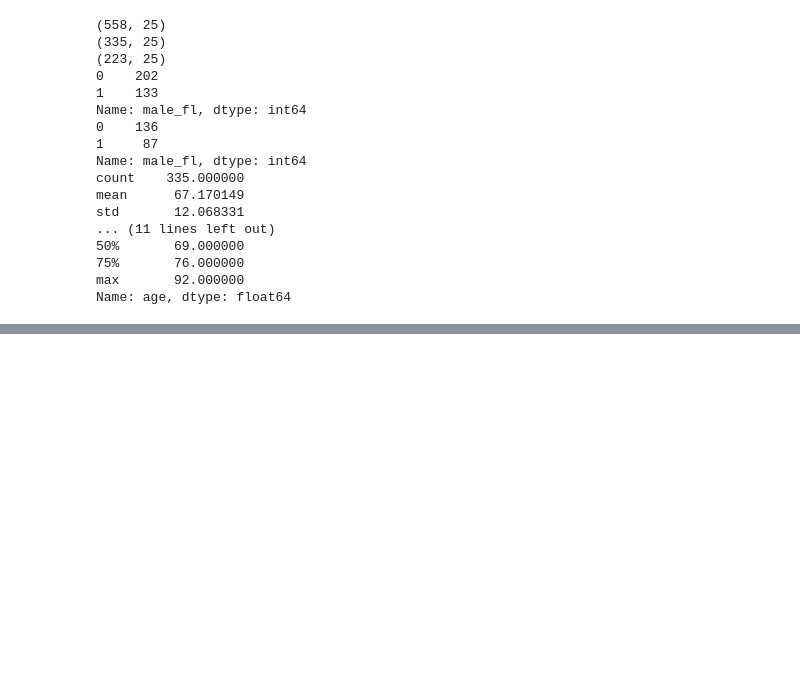
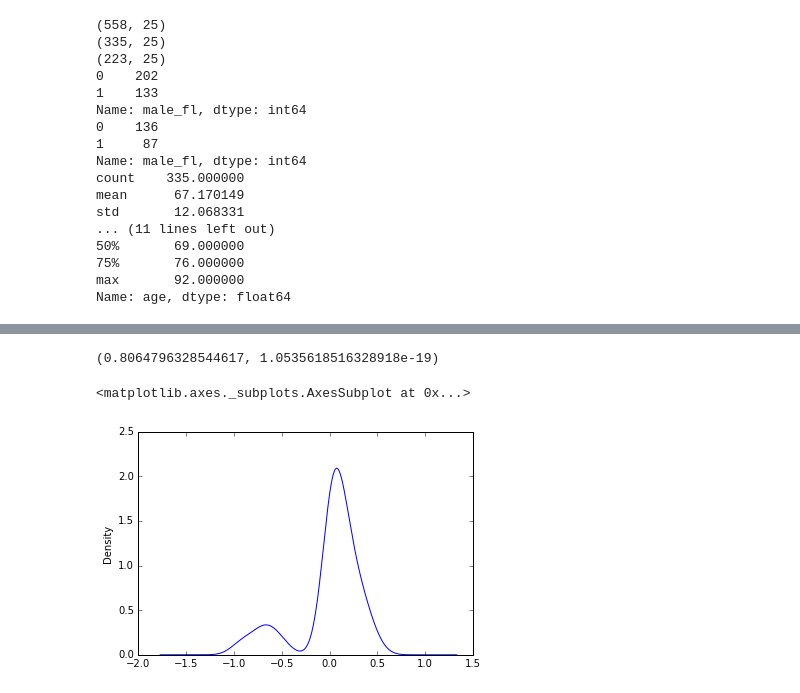
Before and after one commit to panders225/python_scripts, a Jupyter notebook: freestyle_eda/pyprogs/biostatistics_EDA.ipynb, the cells around one changed output, grey strips where cells are left out. Saved outputs shown, nothing was run; the diff lists cells and outputs as text; code cells hidden in the pictures; blank space fills up the shorter version.

Commit message:
finished a more explanatory regression model

```diff
--- a/freestyle_eda/pyprogs/biostatistics_EDA.ipynb
+++ b/freestyle_eda/pyprogs/biostatistics_EDA.ipynb
@@ -243,8 +248,12 @@ stress['male_fl'] = np.where(stress['gender']=='male', 1, 0)
 # check
 print pd.crosstab(stress['male_fl'], stress['gender'])
 
+# recode any.event so that an event=1 and non-event=0
+stress['response'] = np.where(stress['any.event']==0, 1, 0)
+print pd.crosstab(stress['any.event'], stress['response'])
+
 # Drop what we don't need
-stress.drop(['Unnamed: 0', 'gender', 'newMI', 'newPTCA', 'newCABG', 'death', 'hxofCig', 'ecg'], axis=1, inplace=True)
+stress.drop(['Unnamed: 0', 'gender', 'newMI', 'newPTCA', 'newCABG', 'death', 'hxofCig', 'ecg', 'any.event'], axis=1, inplace=True)
 
 #stress.drop('colname', axis=1, inplace=True)
 #stress_b = stress.drop(['Unnamed: 0', 'newMI', 'newPTCA', 'newCABG', 'death', 'any.event'], 1)
@@ -299,0 +313,7 @@ stress_Y_test = stress_test['any.event']
+# %%
+# Let's first build a model for explanatory purposes, and focus on the model
+# rather than reducing an error metric.  Nothing fancy for this - no transformations, interactions,
+# or algorithmic selection
+
+slr = smf.ols('response ~ dp + dose + restwma + posSE + hxofDM + hxofMI + male_fl', data=stress_train).fit()
+print slr.summary()
@@ -299,0 +338,17 @@ stress_Y_test = stress_test['any.event']
+# %%
+# Not the best model, but passes the F-test and has some significant terms
+# let's do diagnostics
+#shapiro-wilk test for straightness of the normal reference distribution line
+sp.stats.shapiro(slr.resid)
+# returns test-stat, p-value
+
+# p-value indicates that our residuals are quite different from a normal dist.
+# let's see if they at least appear normally distributed
+# %% [output]
+(0.8064796328544617, 1.0535618516328918e-19)
+# %%
+slr.resid.plot(kind='kde', title="Residual Density Estimate" )
+# Issue is apparent - probably due to a few observations in particular
+# %% [output]
+<matplotlib.axes._subplots.AxesSubplot at 0x...>
+[figure, added]
```
Also changed, not shown: parts of 8 cells of this notebook.
